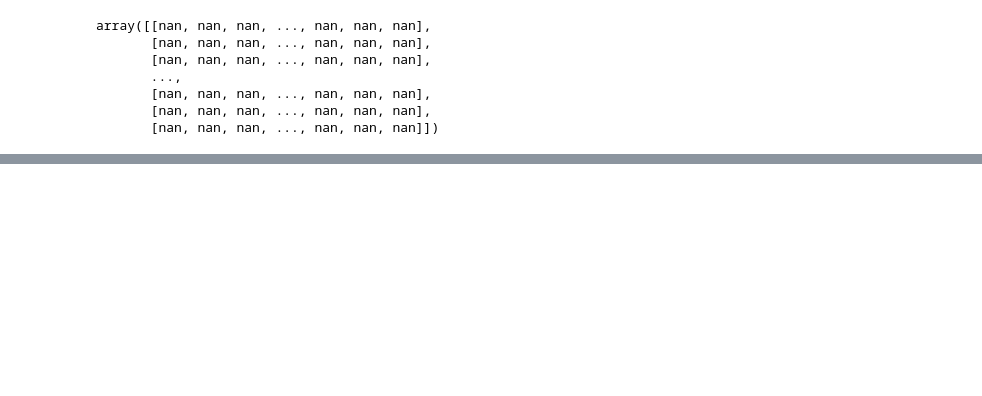
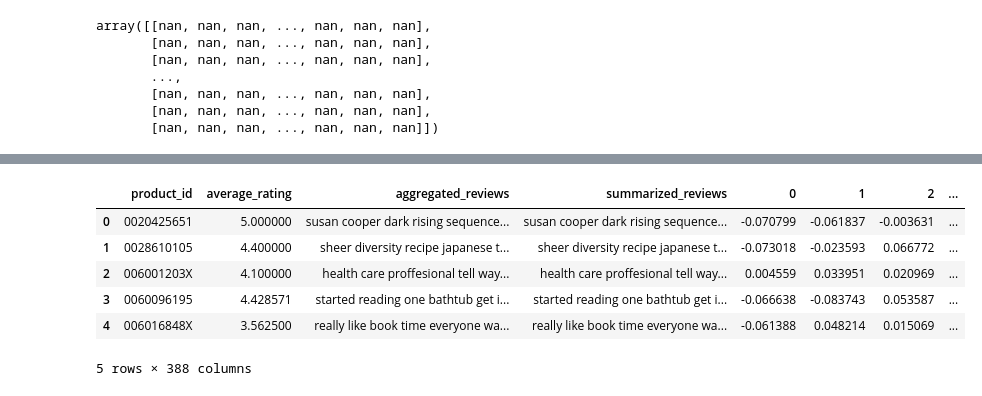
Before and after one commit to atabak-alishiri/llm-recommender-system, a Jupyter notebook: recom-ata.ipynb, the cells around one changed output, grey strips where cells are left out. Cells and saved outputs as stored; diff of their text form; code cells hidden in the pictures; blank space fills up the shorter version.

```diff
--- a/recom-ata.ipynb
+++ b/recom-ata.ipynb
@@ -233,0 +252,11 @@ Test time         0.02    0.02    0.02    0.02    0.07    0.03    0.02
+# %%
+vectorized_data = pd.read_csv("data/vectorized_data.csv")
+vectorized_data.head()
+# %% [output]
+|  | product_id | average_rating | aggregated_reviews | summarized_reviews | 0 | 1 | 2 | ... |
+| 0 | 0020425651 | 5.000000 | susan cooper dark rising sequence... | susan cooper dark rising sequence... | -0.070799 | -0.061837 | -0.003631 | ... |
+| 1 | 0028610105 | 4.400000 | sheer diversity recipe japanese t... | sheer diversity recipe japanese t... | -0.073018 | -0.023593 | 0.066772 | ... |
+| 2 | 006001203X | 4.100000 | health care proffesional tell way... | health care proffesional tell way... | 0.004559 | 0.033951 | 0.020969 | ... |
+| 3 | 0060096195 | 4.428571 | started reading one bathtub get i... | started reading one bathtub get i... | -0.066638 | -0.083743 | 0.053587 | ... |
+| 4 | 006016848X | 3.562500 | really like book time everyone wa... | really like book time everyone wa... | -0.061388 | 0.048214 | 0.015069 | ... |
+5 rows × 388 columns
```
Also changed, not shown: parts of 28 cells of this notebook.
